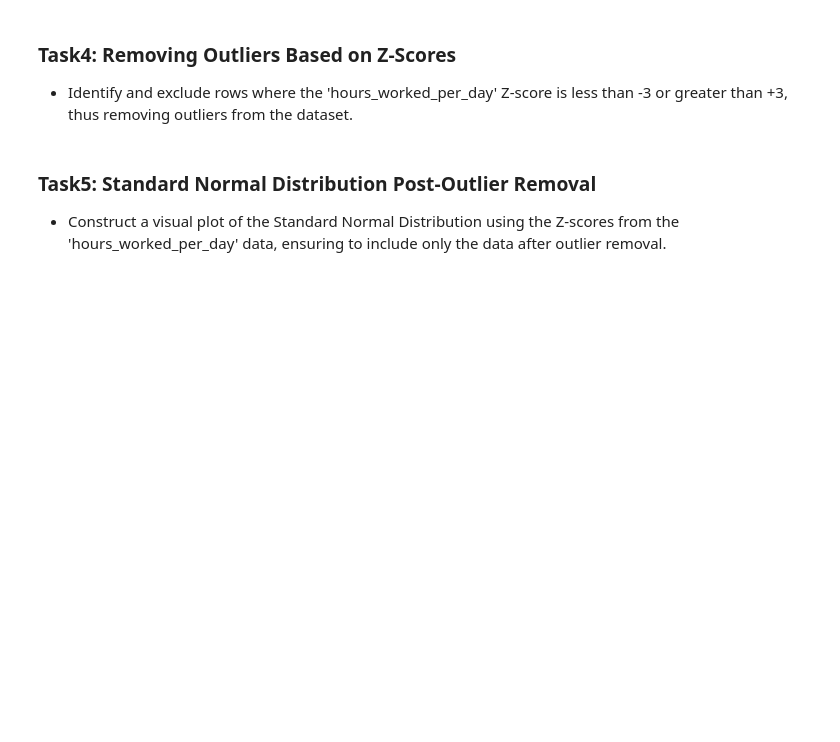
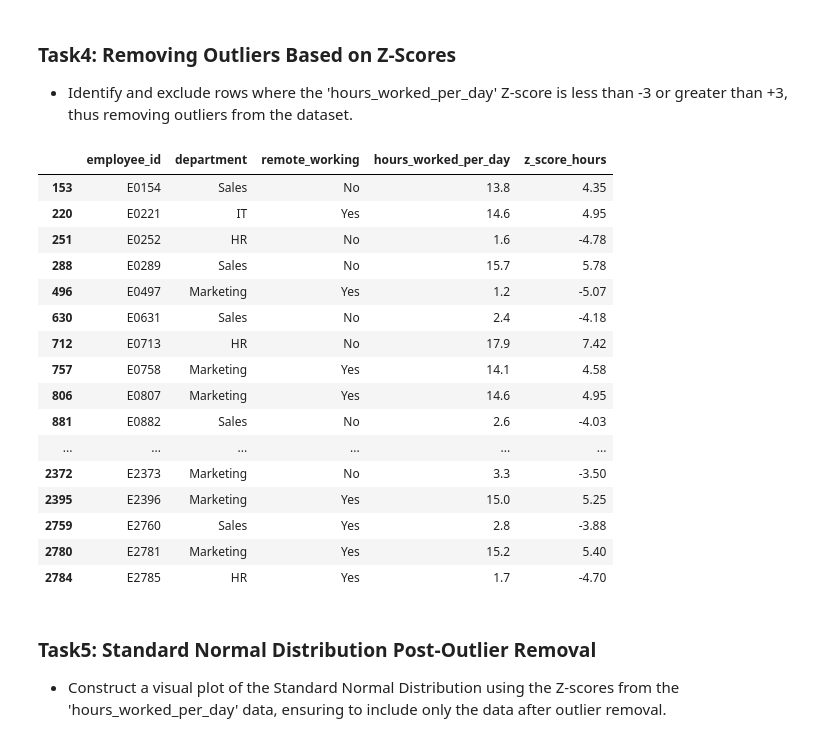
Before and after one commit to HMurawski/dump, a Jupyter notebook: dump_learning/cb/statistics/employees-workhours-analysis.ipynb, the cells around one changed output. Cells and saved outputs as stored; diff of their text form; code cells hidden in the pictures; blank space fills up the shorter version.

```diff
--- a/dump_learning/cb/statistics/employees-workhours-analysis.ipynb
+++ b/dump_learning/cb/statistics/employees-workhours-analysis.ipynb
@@ -44,6 +71,27 @@ Compute fundamental statistical measures for the 'hours_worked_per_day' column.
 ### Task4: Removing Outliers Based on Z-Scores
 
 - Identify and exclude rows where the 'hours_worked_per_day' Z-score is less than -3 or greater than +3, thus removing outliers from the dataset.
+# %%
+outliers = df[(df["z_score_hours"] > 3) | (df["z_score_hours"] < -3)]
+outliers
+# %% [output]
+|  | employee_id | department | remote_working | hours_worked_per_day | z_score_hours |
+| 153 | E0154 | Sales | No | 13.8 | 4.35 |
+| 220 | E0221 | IT | Yes | 14.6 | 4.95 |
+| 251 | E0252 | HR | No | 1.6 | -4.78 |
+| 288 | E0289 | Sales | No | 15.7 | 5.78 |
+| 496 | E0497 | Marketing | Yes | 1.2 | -5.07 |
+| 630 | E0631 | Sales | No | 2.4 | -4.18 |
+| 712 | E0713 | HR | No | 17.9 | 7.42 |
+| 757 | E0758 | Marketing | Yes | 14.1 | 4.58 |
+| 806 | E0807 | Marketing | Yes | 14.6 | 4.95 |
+| 881 | E0882 | Sales | No | 2.6 | -4.03 |
+| ... | ... | ... | ... | ... | ... |
+| 2372 | E2373 | Marketing | No | 3.3 | -3.50 |
+| 2395 | E2396 | Marketing | Yes | 15.0 | 5.25 |
+| 2759 | E2760 | Sales | Yes | 2.8 | -3.88 |
+| 2780 | E2781 | Marketing | Yes | 15.2 | 5.40 |
+| 2784 | E2785 | HR | Yes | 1.7 | -4.70 |
 # %% [markdown]
 ### Task5: Standard Normal Distribution Post-Outlier Removal
 
```
Also changed, not shown: parts of 5 cells of this notebook.
